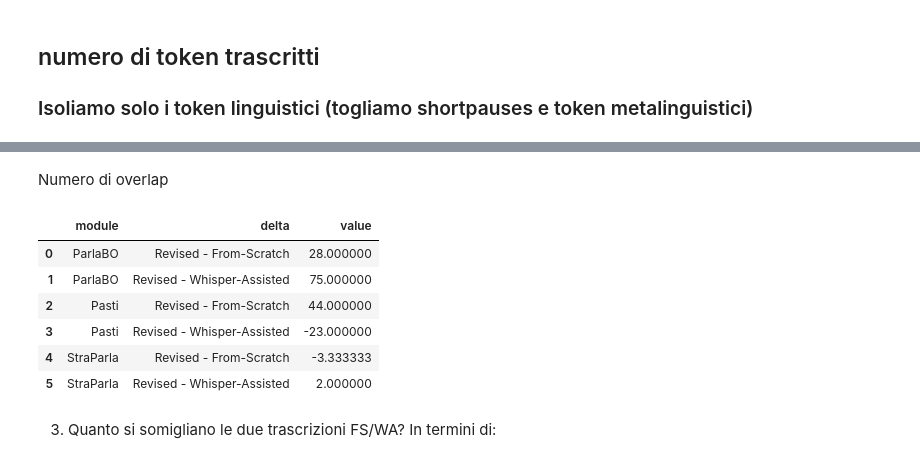
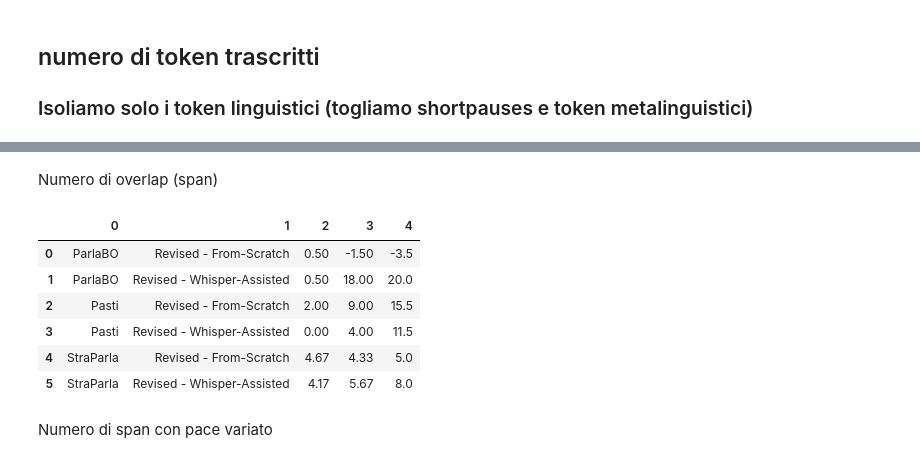
Before and after one commit to LaboratorioSperimentale/asr-assisted-transcription, a Jupyter notebook: data_analysis/analysis.ipynb, the cells around one changed output, grey strips where cells are left out. Drawn from its saved outputs; the diff is of its cells as text; code cells hidden in the pictures.

Commit message:
primi calcoli delta (expert)

```diff
--- a/data_analysis/analysis.ipynb
+++ b/data_analysis/analysis.ipynb
@@ -63,0 +67,3 @@ avg_per_minute
+# %%
+avg_per_minute = avg_per_minute.round(0).astype(int) # @ Ludovica ho eliminato i decimali ma se servono troviamo il modo di rimetterli
+avg_per_minute
@@ -63,0 +82,3 @@ avg_per_minute
+# %%
+avg_per_minute_ling = avg_per_minute_ling.round(0).astype(int)
+avg_per_minute_ling
@@ -104,7 +149,7 @@ for module in modules:
     for t1, t2 in delta_pairs:
         row = [module, f"{t1} - {t2}"]
         for i in range(0, 3):
-            diff = avg_per_minute_ling.loc[(module, t1), f"ling_tokens_per_min::{i}"] - avg_per_minute_ling.loc[(module, t2), f"ling_tokens_per_min::{i}"]
+            diff = avg_per_minute_ling.loc[(module, t1), f"linguistic_tokens_min::{i}"] - avg_per_minute_ling.loc[(module, t2), f"linguistic_tokens_min::{i}"]
             row.append(diff)
         rows.append(row)
 
@@ -200,0 +291,26 @@ df_deltas
+# %%
+delta_pairs = [
+    ("Revised", "From-Scratch"),
+    ("Revised", "Whisper-Assisted"),
+    # Add more pairs as needed
+]
+modules = ["ParlaBO", "Pasti", "StraParla"]
+
+# Create an empty list to store rows
+rows = []
+
+# Iterate over module names
+for module in modules:
+    for t1, t2 in delta_pairs:
+        row = [module, f"{t1} - {t2}"]
+        for i in range(0, 3):
+            diff = avg_prolongations.loc[(module, t1), f"prolongations::{i}"] - avg_prolongations.loc[(module, t2), f"prolongations::{i}"]
+            row.append(diff)
+        rows.append(row)
+
+# Create a new DataFrame
+columns = avg_per_minute.columns # Column names
+# print(columns)
+df_deltas = pd.DataFrame(rows, columns=["module", "delta"].extend(columns))
+df_deltas.iloc[:, 2:] = df_deltas.iloc[:, 2:].round(2)
+df_deltas
@@ -201,35 +325,38 @@ df_deltas
 # %% [markdown]
-Numero di overlap
+Numero di overlap (span)
 # %%
 delta_pairs = [
     ("Revised", "From-Scratch"),
     ("Revised", "Whisper-Assisted"),
     # Add more pairs as needed
 ]
 modules = ["ParlaBO", "Pasti", "StraParla"]
 
 # Create an empty list to store rows
 rows = []
 
 # Iterate over module names
 for module in modules:
     for t1, t2 in delta_pairs:
         row = [module, f"{t1} - {t2}"]
-        diff = avg_overlaps.loc[(module, t1), f"num_overlaps"] - avg_overlaps.loc[(module, t2), f"num_overlaps"]
-        row.append(diff)
+        for i in range(0, 3):
+            diff = avg_overlapping_spans.loc[(module, t1), f"overlapping_spans::{i}"] - avg_overlapping_spans.loc[(module, t2), f"overlapping_spans::{i}"]
+            row.append(diff)
         rows.append(row)
 
+# Create a new DataFrame
+columns = avg_per_minute.columns # Column names
 # print(columns)
-df_deltas = pd.DataFrame(rows, columns=["module", "delta", "value"])
+df_deltas = pd.DataFrame(rows, columns=["module", "delta"].extend(columns))
+df_deltas.iloc[:, 2:] = df_deltas.iloc[:, 2:].round(2)
 df_deltas
 # %% [output]
-|  | module | delta | value |
-| 0 | ParlaBO | Revised - From-Scratch | 28.000000 |
-| 1 | ParlaBO | Revised - Whisper-Assisted | 75.000000 |
-| 2 | Pasti | Revised - From-Scratch | 44.000000 |
-| 3 | Pasti | Revised - Whisper-Assisted | -23.000000 |
-| 4 | StraParla | Revised - From-Scratch | -3.333333 |
-| 5 | StraParla | Revised - Whisper-Assisted | 2.000000 |
+|  | 0 | 1 | 2 | 3 | 4 |
+| 0 | ParlaBO | Revised - From-Scratch | 0.50 | -1.50 | -3.5 |
+| 1 | ParlaBO | Revised - Whisper-Assisted | 0.50 | 18.00 | 20.0 |
+| 2 | Pasti | Revised - From-Scratch | 2.00 | 9.00 | 15.5 |
+| 3 | Pasti | Revised - Whisper-Assisted | 0.00 | 4.00 | 11.5 |
+| 4 | StraParla | Revised - From-Scratch | 4.67 | 4.33 | 5.0 |
+| 5 | StraParla | Revised - Whisper-Assisted | 4.17 | 5.67 | 8.0 |
-# %% [markdown]
-
-3. Quanto si somigliano le due trascrizioni FS/WA? In termini di:
+# %% [markdown]
+Numero di span con pace variato
```
Also changed, not shown: parts of 34 cells of this notebook.
